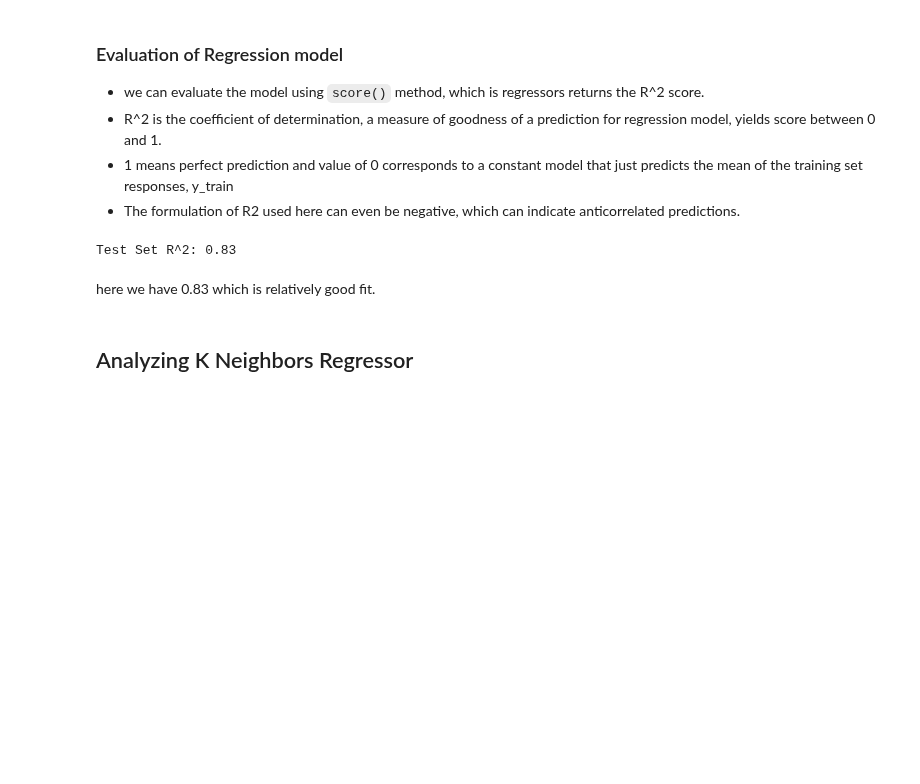
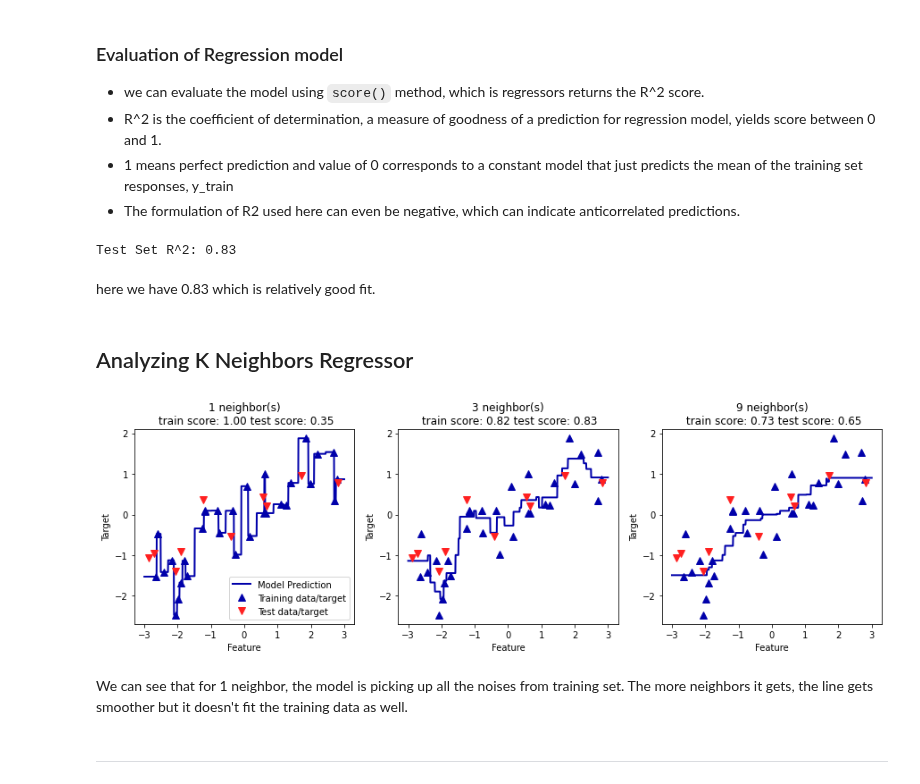
Before and after one commit to ptyadana/Data-Science-and-Machine-Learning-Projects-Dojo, a Jupyter notebook: Introduction to Machine Learning with Python - ACM_SG/02-supervised-learning.ipynb, the cells around one changed output. Drawn from its saved outputs; the diff is of its cells as text; code cells hidden in the pictures; blank space fills up the shorter version.

```diff
--- a/Introduction to Machine Learning with Python - ACM_SG/02-supervised-learning.ipynb
+++ b/Introduction to Machine Learning with Python - ACM_SG/02-supervised-learning.ipynb
@@ -345,3 +346,36 @@ Test Set R^2: 0.83
 here we have 0.83 which is relatively good fit.
 # %% [markdown]
 ## Analyzing K Neighbors Regressor
+# %%
+fig, axes = plt.subplots(1, 3, figsize=(15, 4))
+
+# create 1,000 data points evenly spaced between -3 and 3
+line = np.linspace(-3, 3, 1000).reshape(-1, 1)
+
+for n_neighbors, ax in zip([1, 3, 9], axes):
+    # make predictions uising 1, 3, 9 neighbors
+    knn_reg = KNeighborsRegressor(n_neighbors)
+    knn_reg.fit(X_train, y_train)
+
+    prediction = knn_reg.predict(line)
+
+    ax.plot(line, prediction)
+    ax.plot(X_train, y_train, '^', c=mglearn.cm2(0), markersize=8)
+    ax.plot(X_test, y_test, 'v', c=mglearn.cm2(1), markersize=8)
+
+    ax.set_title(
+        '{} neighbor(s)\n train score: {:.2f} test score: {:.2f}'.format(
+            n_neighbors, knn_reg.score(X_train,y_train), knn_reg.score(X_test, y_test)
+        )
+    )
+
+    ax.set_xlabel('Feature')
+    ax.set_ylabel('Target')
+
+axes[0].legend(['Model Prediction', 'Training data/target', 'Test data/target'], loc='best');
+# %% [output]
+[figure, added]
+# %% [markdown]
+We can see that for 1 neighbor, the model is picking up all the noises from training set. The more neighbors it gets, the line gets smoother but it doesn't fit the training data as well.
+# %% [markdown]
+-------
```
Also changed, not shown: parts of 3 cells of this notebook.
